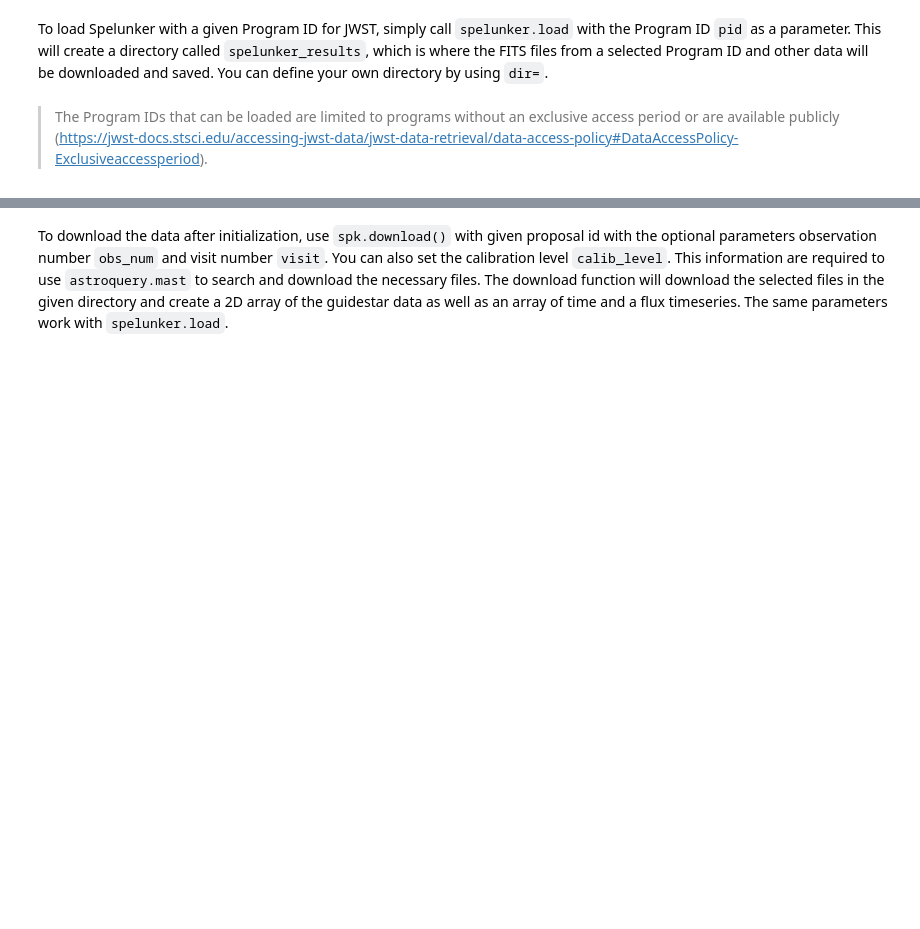
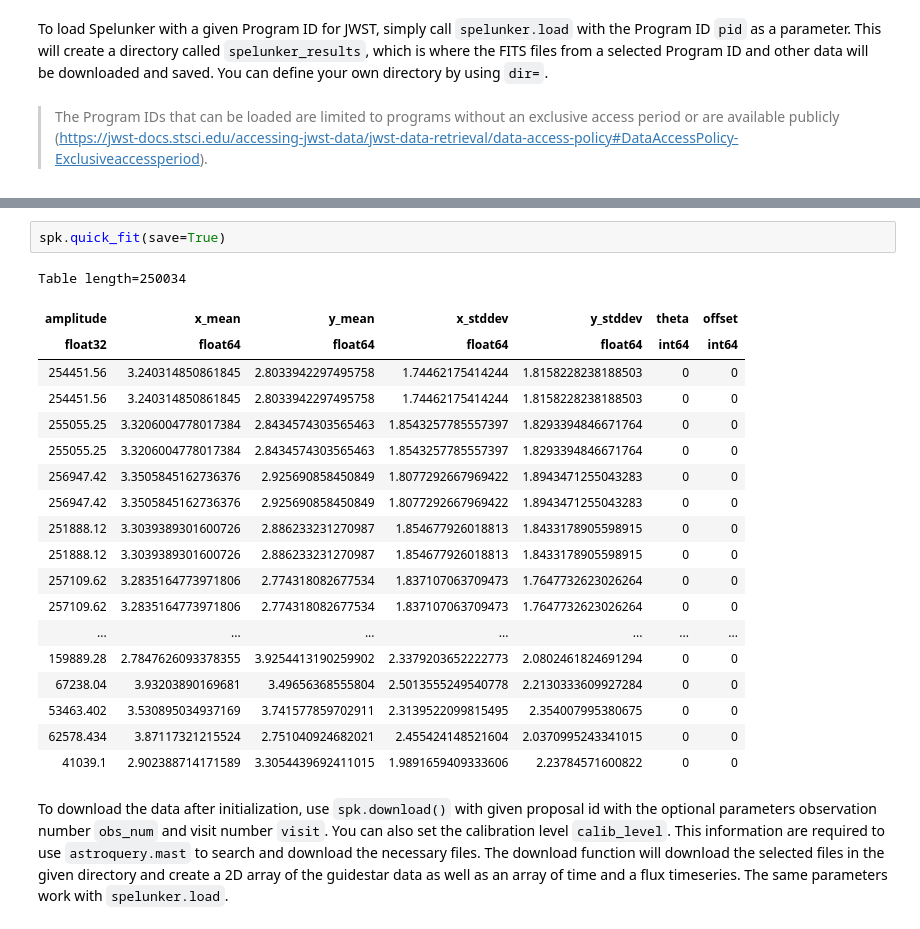
Before and after one commit to GalagaBits/JWST-FGS-Spelunker, a Jupyter notebook: notebooks/fgs-spelunker_quickstart.ipynb, the cells around one changed output, grey strips where cells are left out. Saved outputs shown, nothing was run; the diff lists cells and outputs as text; blank space fills up the shorter version.

```diff
--- a/notebooks/fgs-spelunker_quickstart.ipynb
+++ b/notebooks/fgs-spelunker_quickstart.ipynb
@@ -65,6 +65,28 @@ INFO: Found cached file ./mastDownload/JWST/jw01534003001_03101_00002_guider1/jw
 INFO: Found cached file ./mastDownload/JWST/jw01534003002_02101_00001_guider1/jw01534003002_gs-fg_2023125181351_cal.fits with expected size 8337600. [astroquery.query]
 INFO: Found cached file ./mastDownload/JWST/jw01534003003_02101_00001_guider1/jw01534003003_gs-fg_2023125182911_cal.fits with expected size 8337600. [astroquery.query]
 INFO: Found cached file ./mastDownload/JWST/jw01534003004_02101_00001_guider1/jw01534003004_gs-fg_2023125185519_cal.fits with expected size 8337600. [astroquery.query]
+# %%
+spk.quick_fit(save=True)
+# %% [output]
+Table length=250034
+| amplitude | x_mean | y_mean | x_stddev | y_stddev | theta | offset |
+| float32 | float64 | float64 | float64 | float64 | int64 | int64 |
+| 254451.56 | 3.240314850861845 | 2.8033942297495758 | 1.74462175414244 | 1.8158228238188503 | 0 | 0 |
+| 254451.56 | 3.240314850861845 | 2.8033942297495758 | 1.74462175414244 | 1.8158228238188503 | 0 | 0 |
+| 255055.25 | 3.3206004778017384 | 2.8434574303565463 | 1.8543257785557397 | 1.8293394846671764 | 0 | 0 |
+| 255055.25 | 3.3206004778017384 | 2.8434574303565463 | 1.8543257785557397 | 1.8293394846671764 | 0 | 0 |
+| 256947.42 | 3.3505845162736376 | 2.925690858450849 | 1.8077292667969422 | 1.8943471255043283 | 0 | 0 |
+| 256947.42 | 3.3505845162736376 | 2.925690858450849 | 1.8077292667969422 | 1.8943471255043283 | 0 | 0 |
+| 251888.12 | 3.3039389301600726 | 2.886233231270987 | 1.854677926018813 | 1.8433178905598915 | 0 | 0 |
+| 251888.12 | 3.3039389301600726 | 2.886233231270987 | 1.854677926018813 | 1.8433178905598915 | 0 | 0 |
+| 257109.62 | 3.2835164773971806 | 2.774318082677534 | 1.837107063709473 | 1.7647732623026264 | 0 | 0 |
+| 257109.62 | 3.2835164773971806 | 2.774318082677534 | 1.837107063709473 | 1.7647732623026264 | 0 | 0 |
+| ... | ... | ... | ... | ... | ... | ... |
+| 159889.28 | 2.7847626093378355 | 3.9254413190259902 | 2.3379203652222773 | 2.0802461824691294 | 0 | 0 |
+| 67238.04 | 3.93203890169681 | 3.49656368555804 | 2.5013555249540778 | 2.2130333609927284 | 0 | 0 |
+| 53463.402 | 3.530895034937169 | 3.741577859702911 | 2.3139522099815495 | 2.354007995380675 | 0 | 0 |
+| 62578.434 | 3.87117321215524 | 2.751040924682021 | 2.455424148521604 | 2.0370995243341015 | 0 | 0 |
+| 41039.1 | 2.902388714171589 | 3.3054439692411015 | 1.9891659409333606 | 2.23784571600822 | 0 | 0 |
 # %% [markdown]
 To download the data after initialization, use `spk.download()` with given proposal id with the optional parameters observation number `obs_num` and visit number `visit`. You can also set the calibration level `calib_level`. This information are required to use `astroquery.mast` to search and download the necessary files. The download function will download the selected files in the given directory and create a 2D array of the guidestar data as well as an array of time and a flux timeseries. The same parameters work with `spelunker.load`.
 # %%
```
Also changed, not shown: 2 other files.
